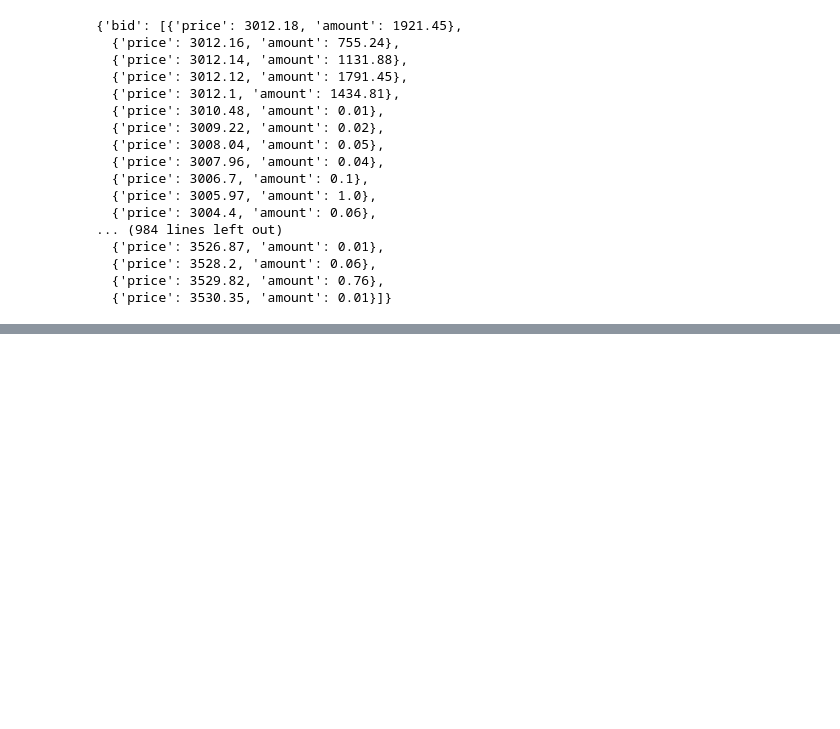
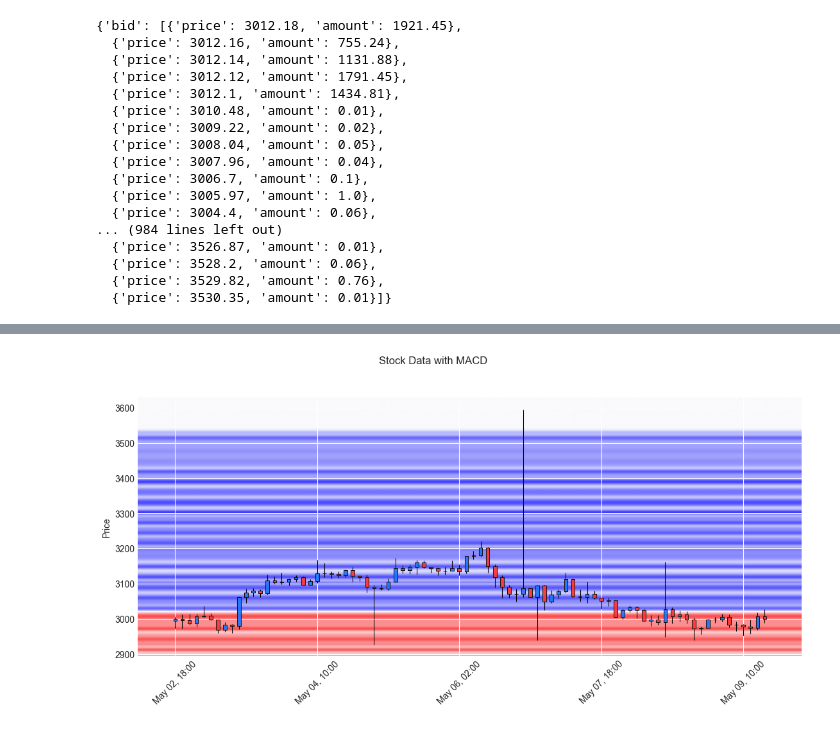
Before and after one commit to Altair200333/traderbor, a Jupyter notebook: notebooks/explore.ipynb, the cells around one changed output, grey strips where cells are left out. Saved outputs shown, nothing was run; the diff lists cells and outputs as text; code cells hidden in the pictures; blank space fills up the shorter version.

```diff
--- a/notebooks/explore.ipynb
+++ b/notebooks/explore.ipynb
@@ -284,0 +311,4 @@ plot_support_heatmap(points, heights, display_range=(-0.2, 0.2), figsize=(15, 7)
+# %%
+plot_candles_overlay(week_history, heights=heights, display_range=(-1, 1), figsize=(20, 8))
+# %% [output]
+[figure, added]
```
Also changed, not shown: parts of 7 cells of this notebook.
